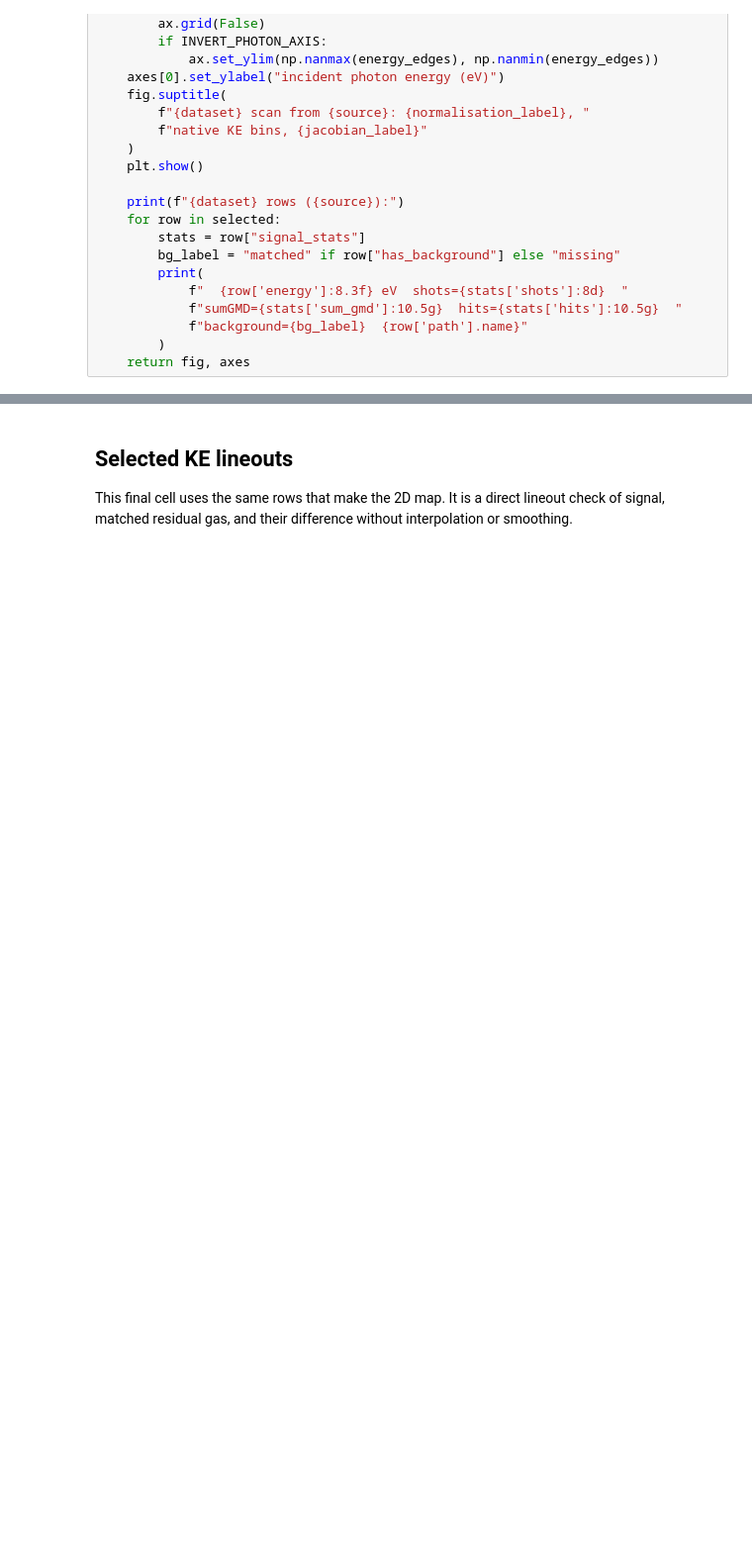
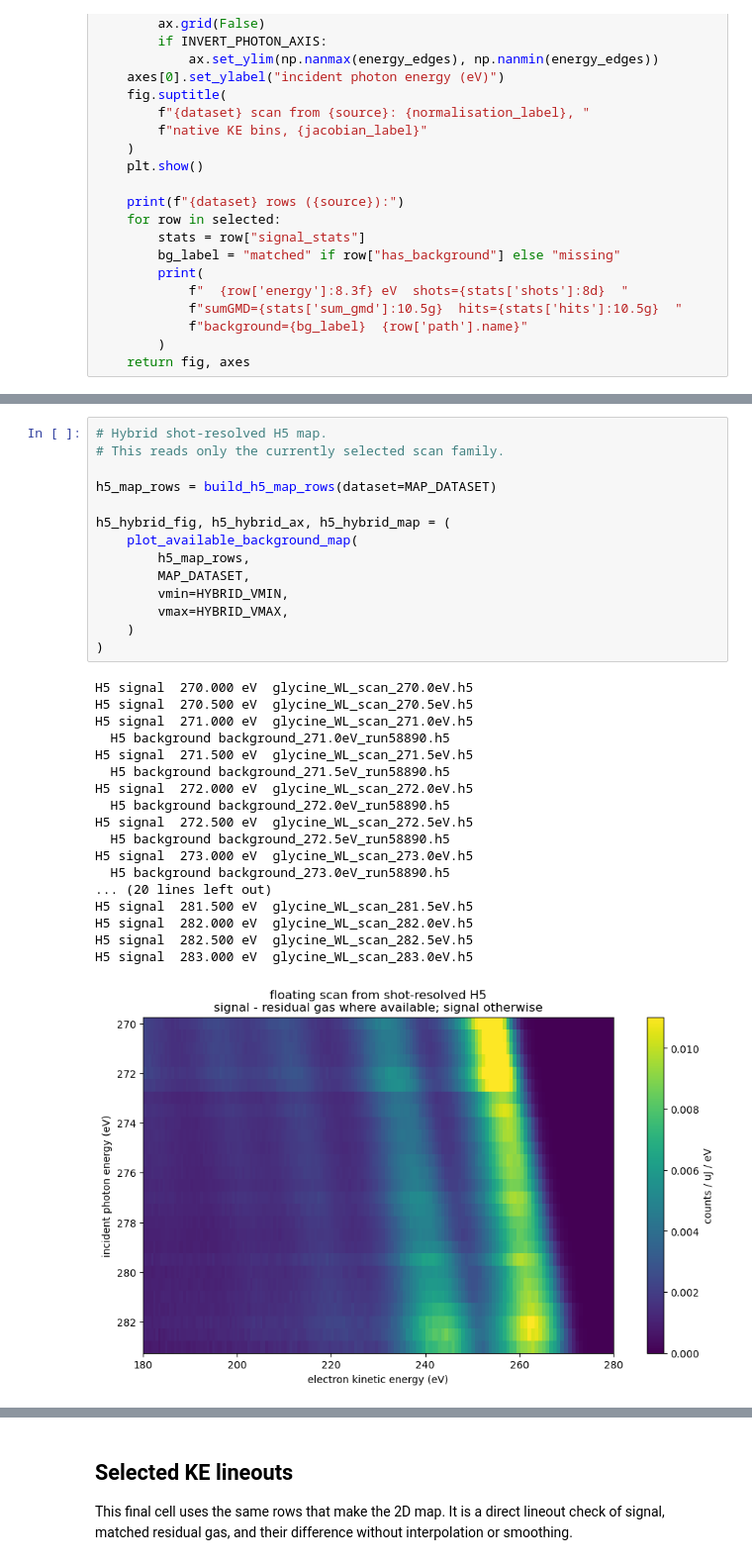
Before and after one commit to ogalexander/glycine26, a Jupyter notebook: analysis/post/residual_gas_background_clean.ipynb, the cells around one changed output, grey strips where cells are left out. Shown at 99% size. Saved outputs shown, nothing was run; the diff lists cells and outputs as text; blank space fills up the shorter version.

```diff
--- a/analysis/post/residual_gas_background_clean.ipynb
+++ b/analysis/post/residual_gas_background_clean.ipynb
@@ -864,0 +1475,33 @@ plot_background_maps(
+# %%
+# Hybrid shot-resolved H5 map.
+# This reads only the currently selected scan family.
+
+h5_map_rows = build_h5_map_rows(dataset=MAP_DATASET)
+
+h5_hybrid_fig, h5_hybrid_ax, h5_hybrid_map = (
+    plot_available_background_map(
+        h5_map_rows,
+        MAP_DATASET,
+        vmin=HYBRID_VMIN,
+        vmax=HYBRID_VMAX,
+    )
+)
+# %% [output]
+H5 signal  270.000 eV  glycine_WL_scan_270.0eV.h5
+H5 signal  270.500 eV  glycine_WL_scan_270.5eV.h5
+H5 signal  271.000 eV  glycine_WL_scan_271.0eV.h5
+  H5 background background_271.0eV_run58890.h5
+H5 signal  271.500 eV  glycine_WL_scan_271.5eV.h5
+  H5 background background_271.5eV_run58890.h5
+H5 signal  272.000 eV  glycine_WL_scan_272.0eV.h5
+  H5 background background_272.0eV_run58890.h5
+H5 signal  272.500 eV  glycine_WL_scan_272.5eV.h5
+  H5 background background_272.5eV_run58890.h5
+H5 signal  273.000 eV  glycine_WL_scan_273.0eV.h5
+  H5 background background_273.0eV_run58890.h5
+... (20 lines left out)
+H5 signal  281.500 eV  glycine_WL_scan_281.5eV.h5
+H5 signal  282.000 eV  glycine_WL_scan_282.0eV.h5
+H5 signal  282.500 eV  glycine_WL_scan_282.5eV.h5
+H5 signal  283.000 eV  glycine_WL_scan_283.0eV.h5
+[figure, added]
```
Also changed, not shown: parts of 17 cells of this notebook, 3 other files.
